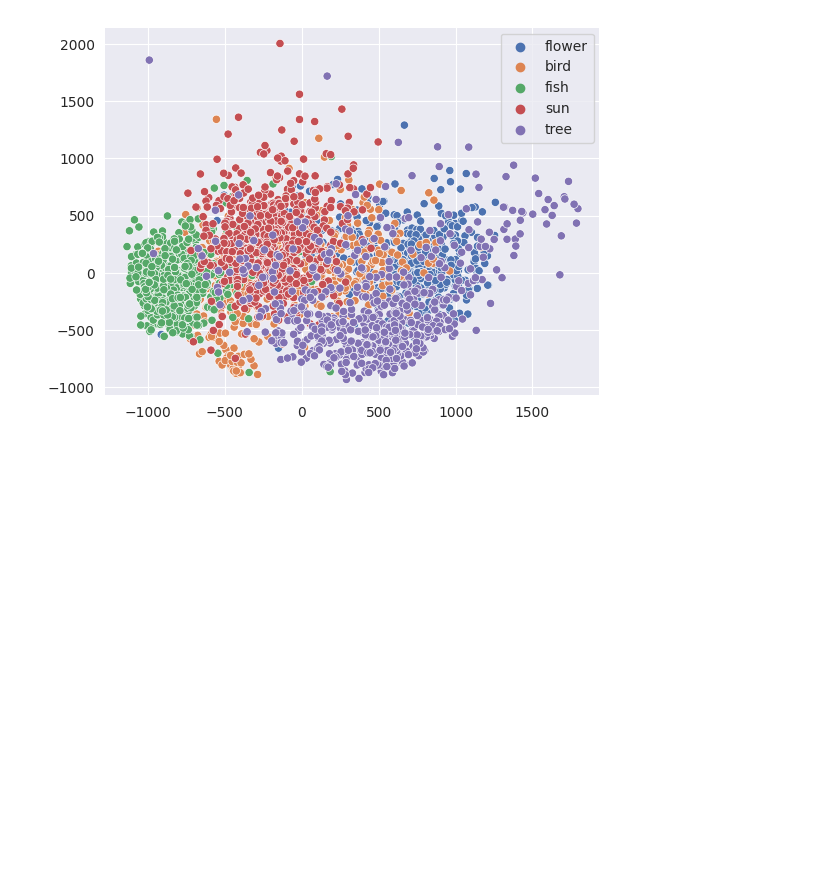
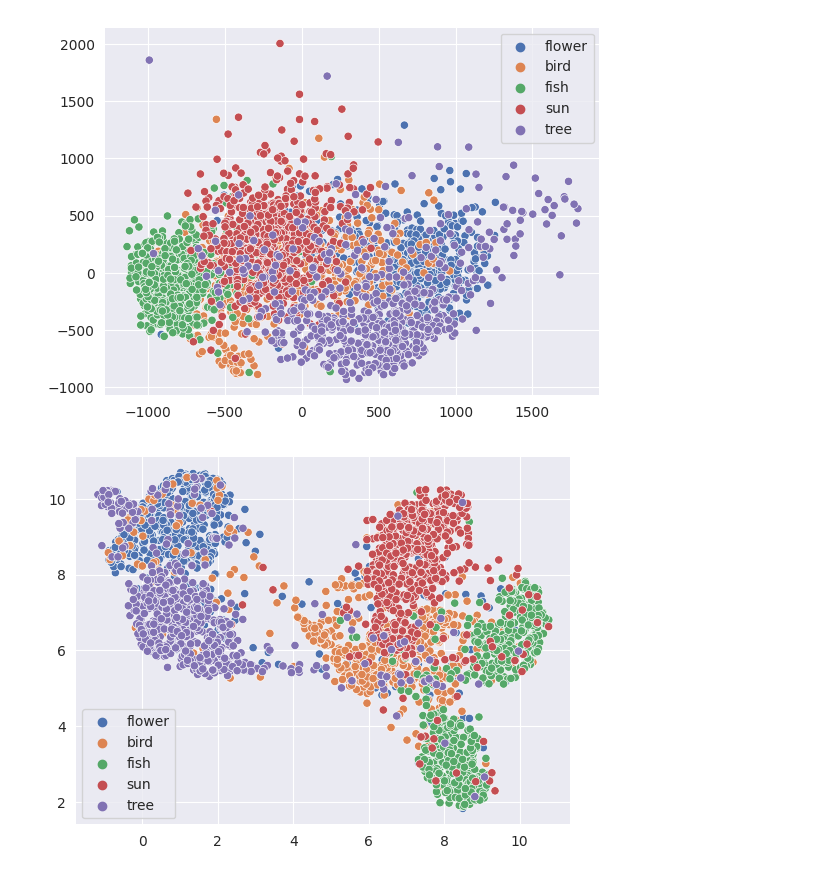
Before and after one commit to eugenioLR/doodle_ml_generator, a Jupyter notebook: data_analysis.ipynb, the cells around one changed output. Cells and saved outputs as stored; diff of their text form; code cells hidden in the pictures; blank space fills up the shorter version.

```diff
--- a/data_analysis.ipynb
+++ b/data_analysis.ipynb
@@ -126,3 +127,13 @@ sns.scatterplot(x=test_reduced[:,0], y=test_reduced[:,1], hue=map(label_names.__
 plt.show()
 # %% [output]
 [figure]
+# %%
+umap_dr = umap.UMAP(n_components=2)
+umap_dr.fit(input_train_matrix)
+
+test_reduced = umap_dr.transform(input_test_matrix)
+
+sns.scatterplot(x=test_reduced[:,0], y=test_reduced[:,1], hue=map(label_names.__getitem__, target_test_matrix), palette="deep")
+plt.show()
+# %% [output]
+[figure, added]
```
Also changed, not shown: parts of 3 cells of this notebook, 11 other files.
